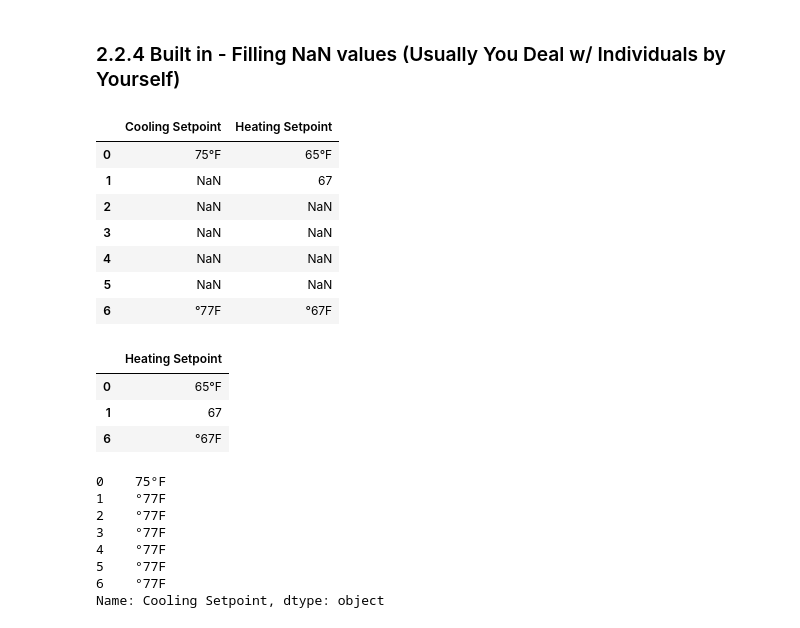
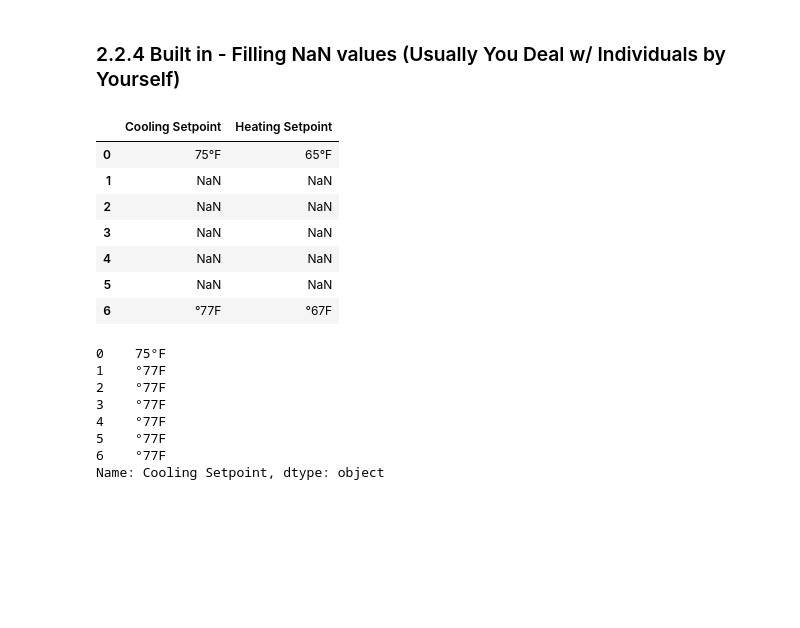
Before and after one commit to PhayVong/Python-Talks, a Jupyter notebook: Irvine-03-07-2017/Pandas.ipynb, the cells around one changed output. Saved outputs shown, nothing was run; the diff lists cells and outputs as text; code cells hidden in the pictures; blank space fills up the shorter version.

```diff
--- a/Irvine-03-07-2017/Pandas.ipynb
+++ b/Irvine-03-07-2017/Pandas.ipynb
@@ -224,24 +210,17 @@ df[df['col1'] != 3]
 # %%
 '''These following methods work for None types too'''
 temp_df = pd.DataFrame({'Cooling Setpoint':['75°F',np.nan,np.nan,np.nan,np.nan,np.nan,'°77F'],
-                        'Heating Setpoint':['65°F',67,np.nan,np.nan,np.nan,np.nan,'°67F']})
+                        'Heating Setpoint':['65°F',np.nan,np.nan,np.nan,np.nan,np.nan,'°67F']})
 temp_df
 # %% [output]
 |  | Cooling Setpoint | Heating Setpoint |
 | 0 | 75°F | 65°F |
-| 1 | NaN | 67 |
+| 1 | NaN | NaN |
 | 2 | NaN | NaN |
 | 3 | NaN | NaN |
 | 4 | NaN | NaN |
 | 5 | NaN | NaN |
 | 6 | °77F | °67F |
-# %%
-temp_df[['Heating Setpoint']].dropna()
-# %% [output]
-|  | Heating Setpoint |
-| 0 | 65°F |
-| 1 | 67 |
-| 6 | °67F |
 # %%
 '''Backfill values to fill missing values'''
 temp_df['Cooling Setpoint'].fillna(method = 'bfill')
```
Also changed, not shown: parts of 9 cells of this notebook, 2 other files.
